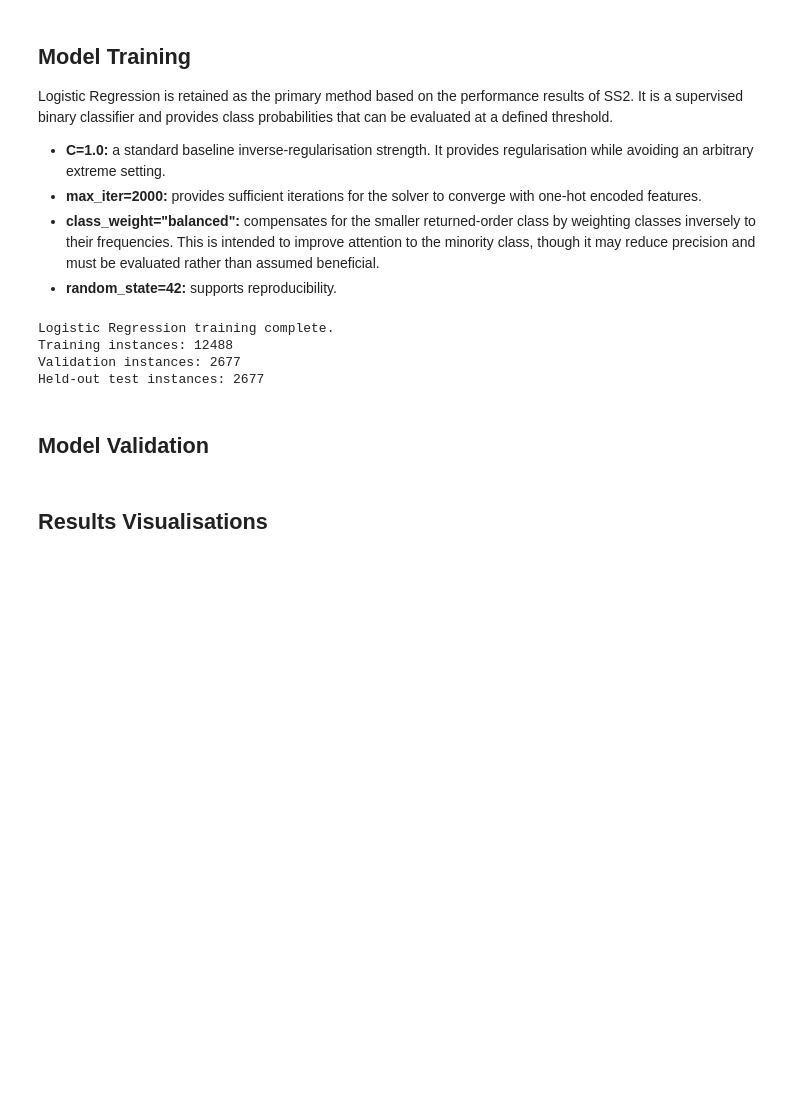
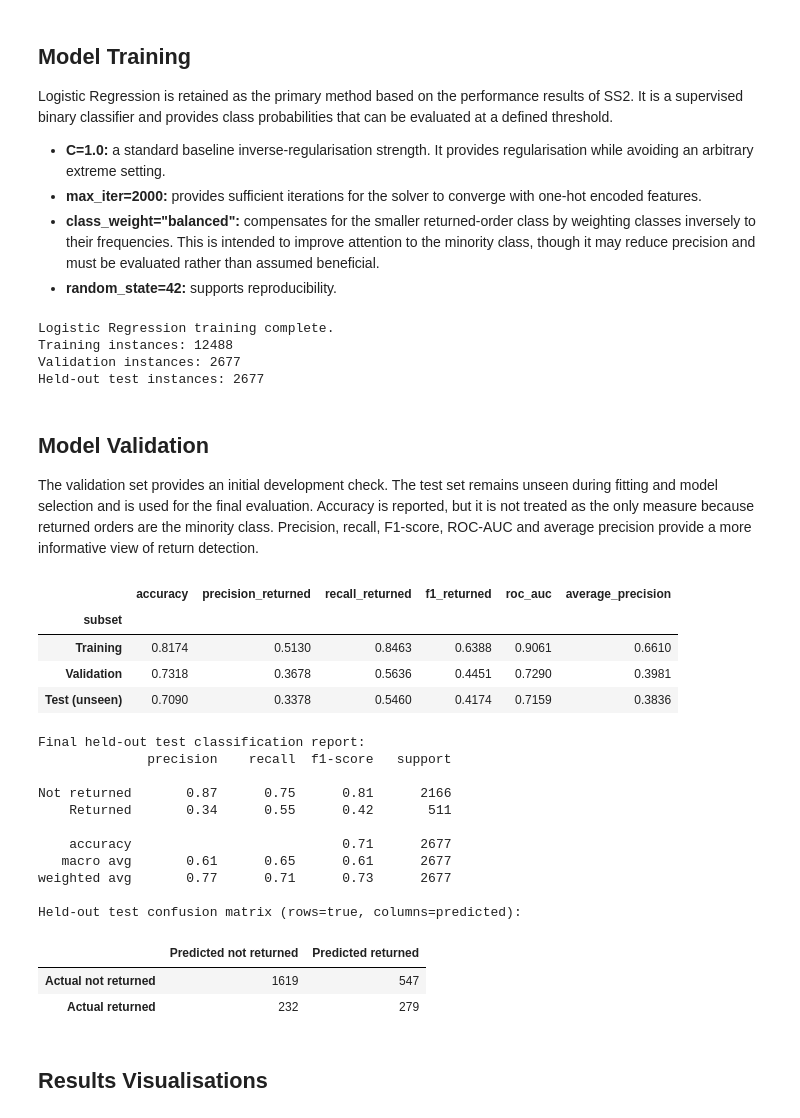
Before and after one commit to 26304242/STADIOalot-Capstone-Project, a Jupyter notebook: Final Model/SS3_PartB.ipynb, the cells around one changed output. Cells and saved outputs as stored; diff of their text form; code cells hidden in the pictures; blank space fills up the shorter version.

Commit message:
Model Validation
Completed model validation with performance indexes.

```diff
--- a/Final Model/SS3_PartB.ipynb
+++ b/Final Model/SS3_PartB.ipynb
@@ -377,5 +377,65 @@ Validation instances: 2677
 Held-out test instances: 2677
 # %% [markdown]
 ## Model Validation
+The validation set provides an initial development check. The test set remains unseen during fitting and model selection and is used for the final evaluation. Accuracy is reported, but it is not treated as the only measure because returned orders are the minority class. Precision, recall, F1-score, ROC-AUC and average precision provide a more informative view of return detection.
+# %%
+from sklearn.metrics import (
+    accuracy_score, precision_score, recall_score, f1_score,
+    roc_auc_score, average_precision_score, confusion_matrix,
+    classification_report)
+
+def evaluate_subset(name, X_subset, y_subset, fitted_model):
+    predictions = fitted_model.predict(X_subset)
+    probabilities = fitted_model.predict_proba(X_subset)[:, 1]
+    return {
+        "subset": name,
+        "accuracy": accuracy_score(y_subset, predictions),
+        "precision_returned": precision_score(y_subset, predictions, zero_division=0),
+        "recall_returned": recall_score(y_subset, predictions, zero_division=0),
+        "f1_returned": f1_score(y_subset, predictions, zero_division=0),
+        "roc_auc": roc_auc_score(y_subset, probabilities),
+        "average_precision": average_precision_score(y_subset, probabilities),
+        "predictions": predictions,
+        "probabilities": probabilities,}
+
+train_results = evaluate_subset("Training", X_train, y_train, model)
+val_results = evaluate_subset("Validation", X_val, y_val, model)
+test_results = evaluate_subset("Test (unseen)", X_test, y_test, model)
+
+metric_columns = ["accuracy", "precision_returned", "recall_returned", "f1_returned", "roc_auc", "average_precision"]
+metrics_table = pd.DataFrame([
+    {"subset": result["subset"], **{metric: result[metric] for metric in metric_columns}}
+    for result in [train_results, val_results, test_results]]).set_index("subset")
+display(metrics_table.round(4))
+
+print("\nFinal held-out test classification report:")
+print(classification_report(
+    y_test, test_results["predictions"],
+    target_names=["Not returned", "Returned"], zero_division=0))
+
+print("Held-out test confusion matrix (rows=true, columns=predicted):")
+cm = confusion_matrix(y_test, test_results["predictions"], labels=[0, 1])
+display(pd.DataFrame(cm, index=["Actual not returned", "Actual returned"],
+                     columns=["Predicted not returned", "Predicted returned"]))
+# %% [output]
+|  | accuracy | precision_returned | recall_returned | f1_returned | roc_auc | average_precision |
+| subset |  |  |  |  |  |  |
+| Training | 0.8174 | 0.5130 | 0.8463 | 0.6388 | 0.9061 | 0.6610 |
+| Validation | 0.7318 | 0.3678 | 0.5636 | 0.4451 | 0.7290 | 0.3981 |
+| Test (unseen) | 0.7090 | 0.3378 | 0.5460 | 0.4174 | 0.7159 | 0.3836 |
+Final held-out test classification report:
+              precision    recall  f1-score   support
+
+Not returned       0.87      0.75      0.81      2166
+    Returned       0.34      0.55      0.42       511
+
+    accuracy                           0.71      2677
+   macro avg       0.61      0.65      0.61      2677
+weighted avg       0.77      0.71      0.73      2677
+
+Held-out test confusion matrix (rows=true, columns=predicted):
+|  | Predicted not returned | Predicted returned |
+| Actual not returned | 1619 | 547 |
+| Actual returned | 232 | 279 |
 # %% [markdown]
 ## Results Visualisations
```
